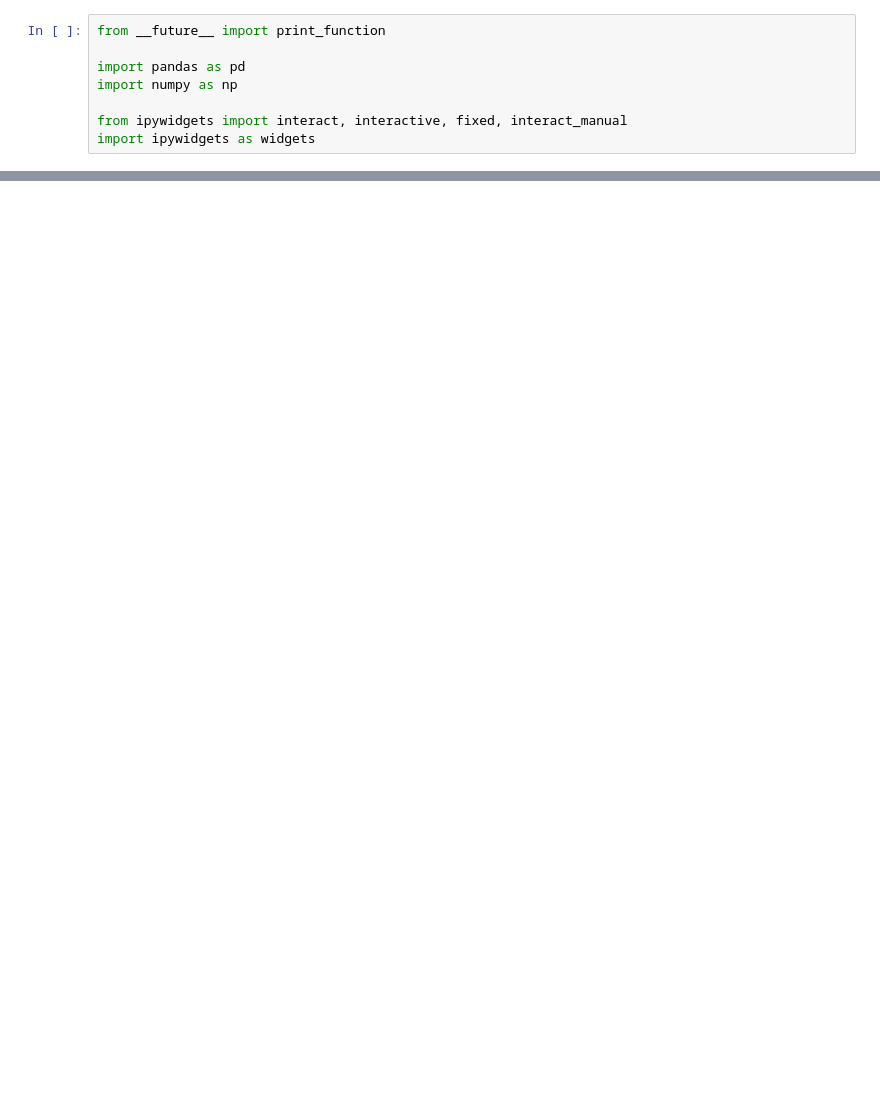
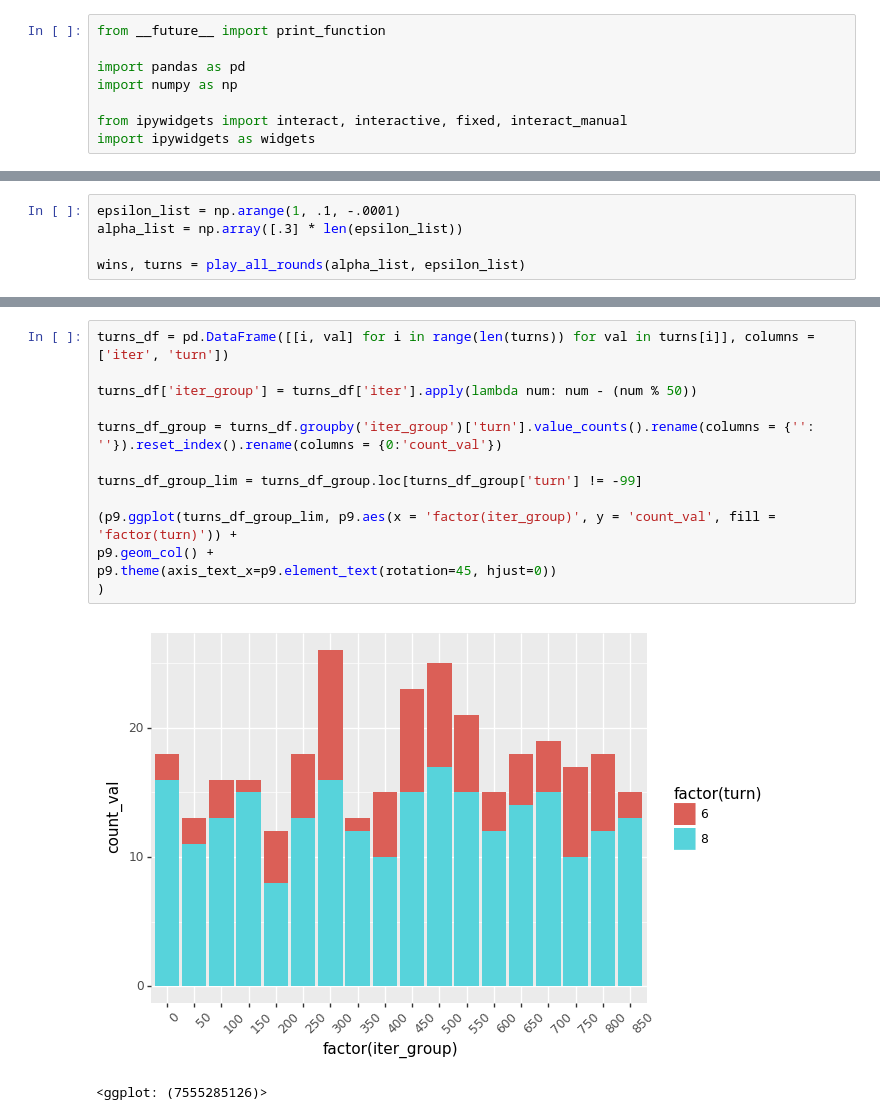
Before and after one commit to jmaddalena/reinforcement_learning, a Jupyter notebook: tic_tac_toe.ipynb, the cells around one changed output, grey strips where cells are left out. Saved outputs shown, nothing was run; the diff lists cells and outputs as text; blank space fills up the shorter version.

```diff
--- a/tic_tac_toe.ipynb
+++ b/tic_tac_toe.ipynb
@@ -101,0 +320,5 @@ value_df.head()
+# %%
+epsilon_list = np.arange(1, .1, -.0001)
+alpha_list = np.array([.3] * len(epsilon_list))
+
+wins, turns = play_all_rounds(alpha_list, epsilon_list)
@@ -101,0 +350,16 @@ value_df.head()
+# %%
+turns_df = pd.DataFrame([[i, val] for i in range(len(turns)) for val in turns[i]], columns = ['iter', 'turn'])
+
+turns_df['iter_group'] = turns_df['iter'].apply(lambda num: num - (num % 50))
+
+turns_df_group = turns_df.groupby('iter_group')['turn'].value_counts().rename(columns = {'': ''}).reset_index().rename(columns = {0:'count_val'})
+
+turns_df_group_lim = turns_df_group.loc[turns_df_group['turn'] != -99]
+
+(p9.ggplot(turns_df_group_lim, p9.aes(x = 'factor(iter_group)', y = 'count_val', fill = 'factor(turn)')) +
+p9.geom_col() +
+p9.theme(axis_text_x=p9.element_text(rotation=45, hjust=0))
+)
+# %% [output]
+[figure, added]
+<ggplot: (7555285126)>
```
Also changed, not shown: parts of 21 cells of this notebook, 1 other file.
